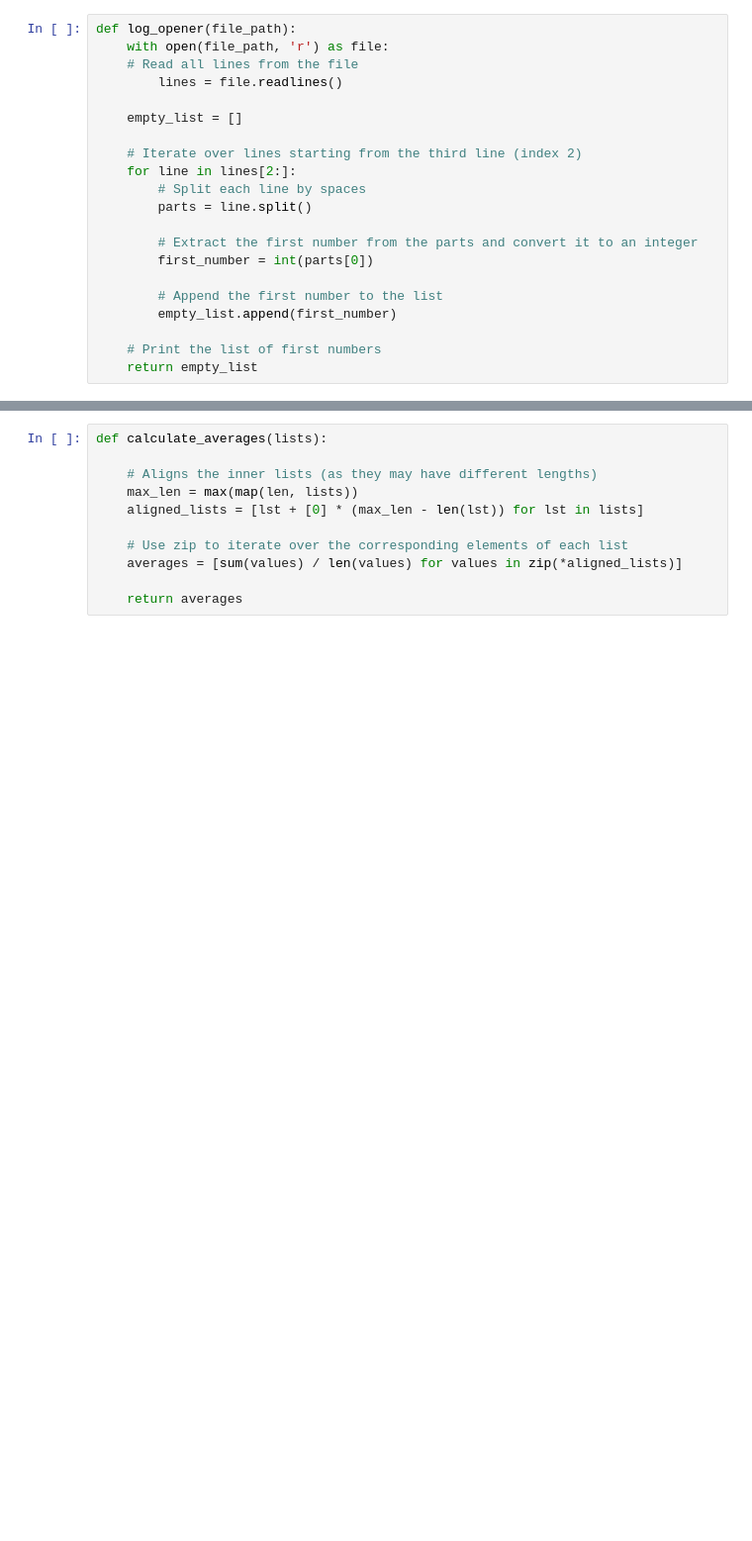
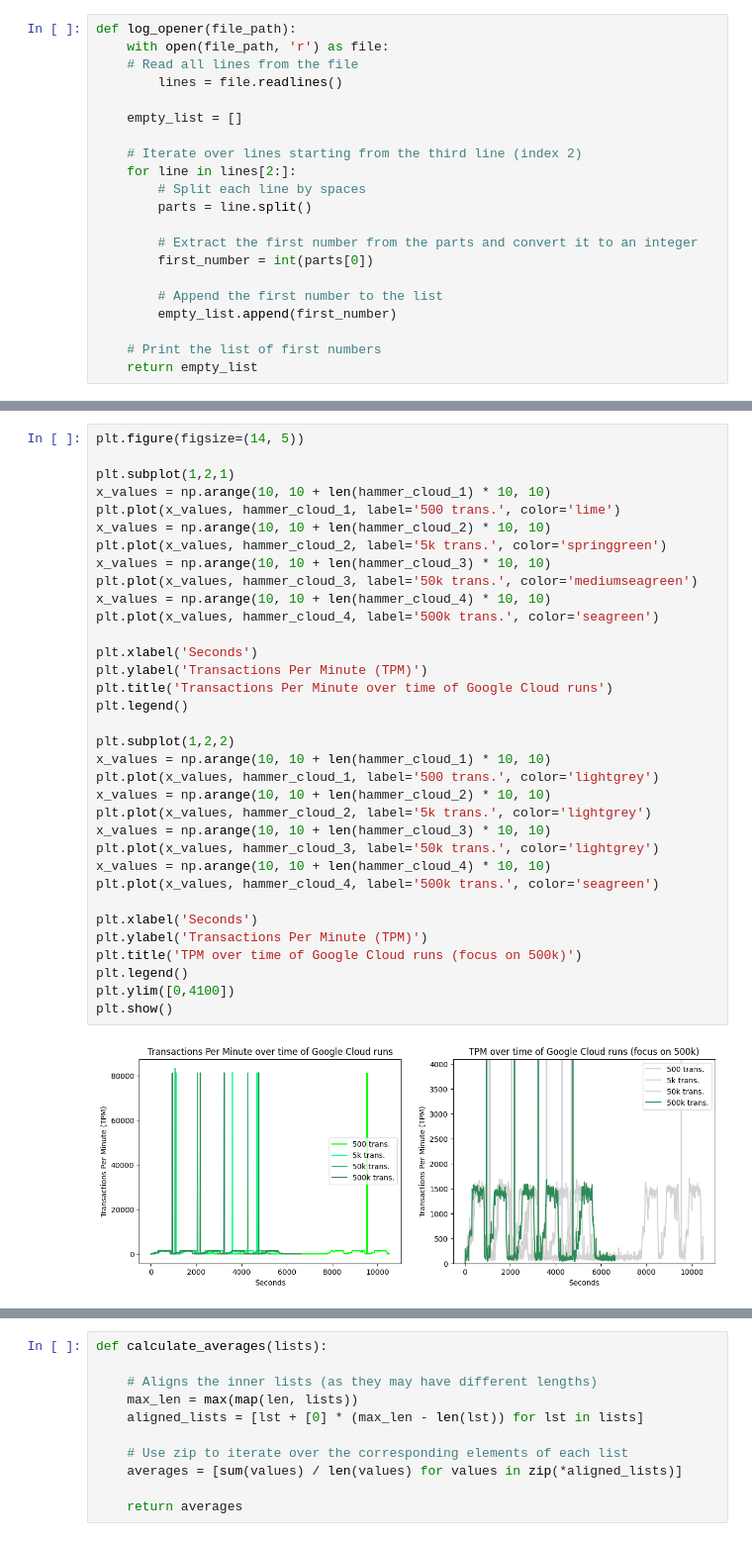
Before and after one commit to simoncoessens/ADB_Project, a Jupyter notebook: tproc_c/tproc_c_analysis.ipynb, the cells around one changed output, grey strips where cells are left out. Shown: that part at 99% size. Saved outputs shown, nothing was run; the diff lists cells and outputs as text; blank space fills up the shorter version.

```diff
--- a/tproc_c/tproc_c_analysis.ipynb
+++ b/tproc_c/tproc_c_analysis.ipynb
@@ -62,0 +118,36 @@ sublist_hammer_4 = sublist_creator(hammer_4)
+# %%
+plt.figure(figsize=(14, 5))
+
+plt.subplot(1,2,1)
+x_values = np.arange(10, 10 + len(hammer_cloud_1) * 10, 10)
+plt.plot(x_values, hammer_cloud_1, label='500 trans.', color='lime')
+x_values = np.arange(10, 10 + len(hammer_cloud_2) * 10, 10)
+plt.plot(x_values, hammer_cloud_2, label='5k trans.', color='springgreen')
+x_values = np.arange(10, 10 + len(hammer_cloud_3) * 10, 10)
+plt.plot(x_values, hammer_cloud_3, label='50k trans.', color='mediumseagreen')
+x_values = np.arange(10, 10 + len(hammer_cloud_4) * 10, 10)
+plt.plot(x_values, hammer_cloud_4, label='500k trans.', color='seagreen')
+
+plt.xlabel('Seconds')
+plt.ylabel('Transactions Per Minute (TPM)')
+plt.title('Transactions Per Minute over time of Google Cloud runs')
+plt.legend()
+
+plt.subplot(1,2,2)
+x_values = np.arange(10, 10 + len(hammer_cloud_1) * 10, 10)
+plt.plot(x_values, hammer_cloud_1, label='500 trans.', color='lightgrey')
+x_values = np.arange(10, 10 + len(hammer_cloud_2) * 10, 10)
+plt.plot(x_values, hammer_cloud_2, label='5k trans.', color='lightgrey')
+x_values = np.arange(10, 10 + len(hammer_cloud_3) * 10, 10)
+plt.plot(x_values, hammer_cloud_3, label='50k trans.', color='lightgrey')
+x_values = np.arange(10, 10 + len(hammer_cloud_4) * 10, 10)
+plt.plot(x_values, hammer_cloud_4, label='500k trans.', color='seagreen')
+
+plt.xlabel('Seconds')
+plt.ylabel('Transactions Per Minute (TPM)')
+plt.title('TPM over time of Google Cloud runs (focus on 500k)')
+plt.legend()
+plt.ylim([0,4100])
+plt.show()
+# %% [output]
+[figure, added]
```
Also changed, not shown: parts of 21 cells of this notebook, 5 other files.
